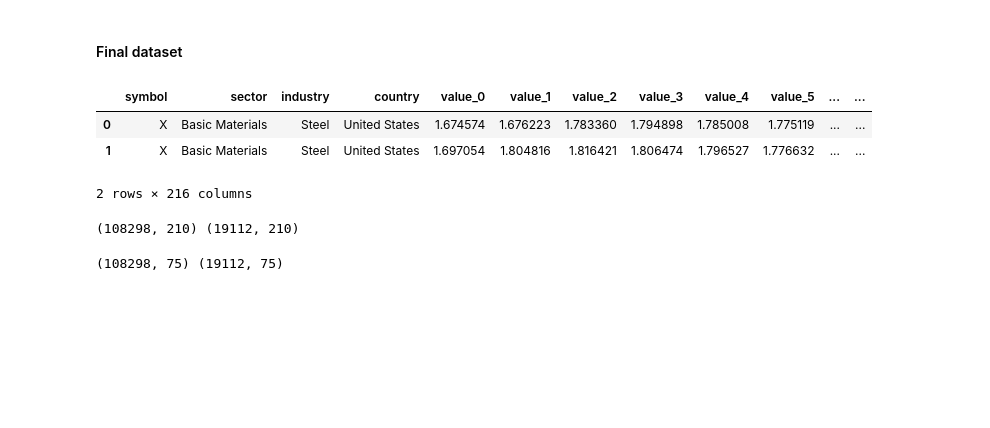
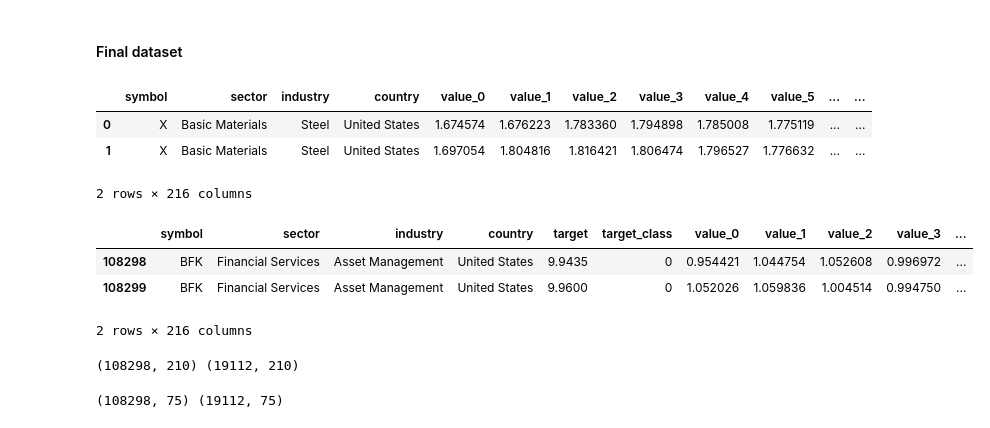
Before and after one commit to RodionfromHSE/MarketForecasting, a Jupyter notebook: part_i/01_data_processing.ipynb, the cells around one changed output. Saved outputs shown, nothing was run; the diff lists cells and outputs as text; code cells hidden in the pictures; blank space fills up the shorter version.

```diff
--- a/part_i/01_data_processing.ipynb
+++ b/part_i/01_data_processing.ipynb
@@ -323,3 +326,5 @@ for i in range(n_checks):
     random_row = np.random.randint(0, len(X_test_scaled))
     assert np.isclose(X_test_scaled.iloc[random_row].values.mean(), 0, atol=1e-5), 'Mean of the time series is not close to 0!'
     assert np.isclose(X_test_scaled.iloc[random_row].values.std(), 1, atol=1e-5), 'Standard deviation of the time series is not close to 1!'
+# %%
+df_test = df_test.copy()
@@ -326,6 +346,6 @@ for i in range(n_checks):
 # %%
 df_train[scale_cols] = X_train_scaled
-df_test[scale_cols] = X_test_scaled
+df_test[scale_cols] = X_test_scaled.values # some strange bug
 # %% [markdown]
 #### Final dataset
 # %%
@@ -335,6 +355,13 @@ df_train.head(2)
 | 0 | X | Basic Materials | Steel | United States | 1.674574 | 1.676223 | 1.783360 | 1.794898 | 1.785008 | 1.775119 | ... | ... |
 | 1 | X | Basic Materials | Steel | United States | 1.697054 | 1.804816 | 1.816421 | 1.806474 | 1.796527 | 1.776632 | ... | ... |
 2 rows × 216 columns
+# %%
+df_test.head(2)
+# %% [output]
+|  | symbol | sector | industry | country | target | target_class | value_0 | value_1 | value_2 | value_3 | ... |
+| 108298 | BFK | Financial Services | Asset Management | United States | 9.9435 | 0 | 0.954421 | 1.044754 | 1.052608 | 0.996972 | ... |
+| 108299 | BFK | Financial Services | Asset Management | United States | 9.9600 | 0 | 1.052026 | 1.059836 | 1.004514 | 0.994750 | ... |
+2 rows × 216 columns
 # %%
 drop_cols = ohe_cols + ['symbol', 'target']
 target_col = 'target_class'
```
Also changed, not shown: parts of 2 cells of this notebook, 11 other files.
